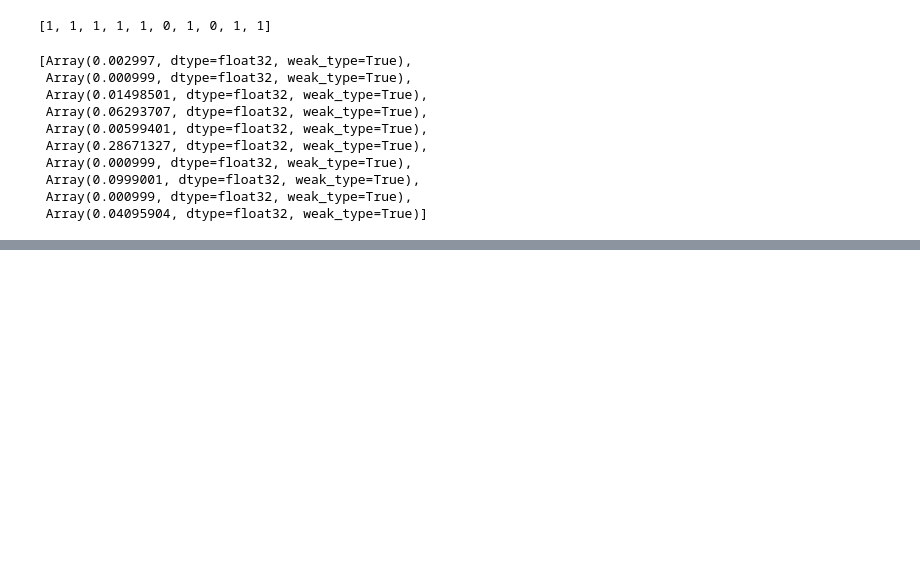
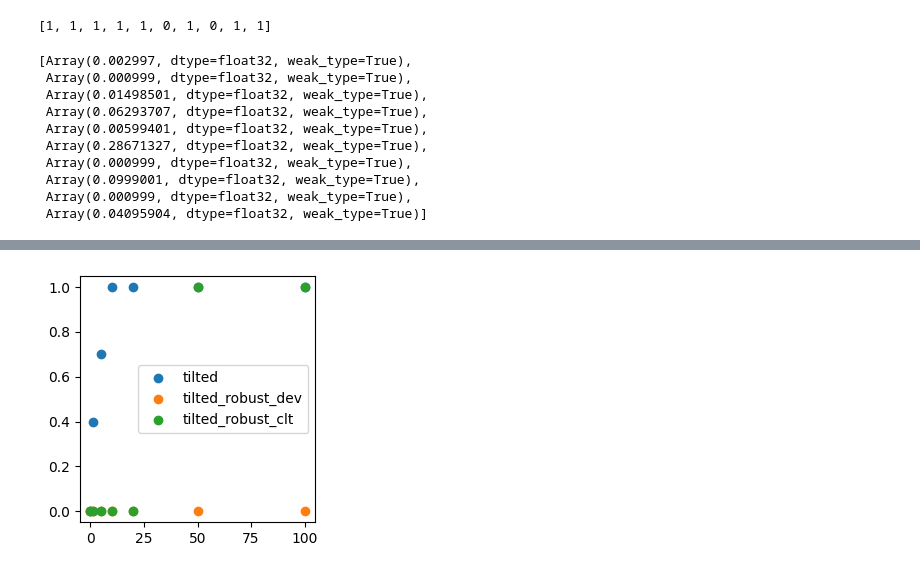
Before and after one commit to XingLLiu/robust-kernel-test, a Jupyter notebook: notebooks/NF.ipynb, the cells around one changed output, grey strips where cells are left out. Saved outputs shown, nothing was run; the diff lists cells and outputs as text; code cells hidden in the pictures; blank space fills up the shorter version.

Commit message:
add KS test; checkpoint before saving the ksd vals

```diff
--- a/notebooks/NF.ipynb
+++ b/notebooks/NF.ipynb
@@ -514,0 +517,8 @@ res_ksdagg["rbf"]["pval"]
+# %%
+for std in std_ls:
+    samples = samples_res[std]
+    scores = scores_res[std]
+    hvps = hvp_res[std]
+
+    grad_weight_norm = np.sum(hvps**2, -1)**0.5 * (1 + np.sum(scores**2, -1))**(-1.5)
+    print(std, np.max(grad_weight_norm))
@@ -514,0 +533,26 @@ res_ksdagg["rbf"]["pval"]
+# %%
+np.random.seed(2024)
+
+n_exp = 200
+hvp_denom_sup = 1.
+theta = 0.1
+
+res = {}
+for std in std_ls:
+    samples = samples_res[std][:, :n_exp]
+    scores = scores_res[std][:, :n_exp]
+    hvps = hvp_res[std][:, :n_exp]
+
+    res[std] = exp_utils.run_tests(samples, scores, hvps, hvp_denom_sup=hvp_denom_sup, theta=theta, bw="med", eps0=None, verbose=True)
+# %%
+_, ax = plt.subplots(figsize=(3, 3))
+
+method_list = ["tilted", "tilted_robust_dev", "tilted_robust_clt"]
+for m in method_list:
+    rej_rate = [np.mean(res[std][m]["rej"]) for std in std_ls]
+    ax.scatter(std_ls, rej_rate, label=m)
+
+ax.legend()
+plt.tight_layout()
+# %% [output]
+[figure, added]
```
Also changed, not shown: parts of 6 cells of this notebook, 4 other files.
